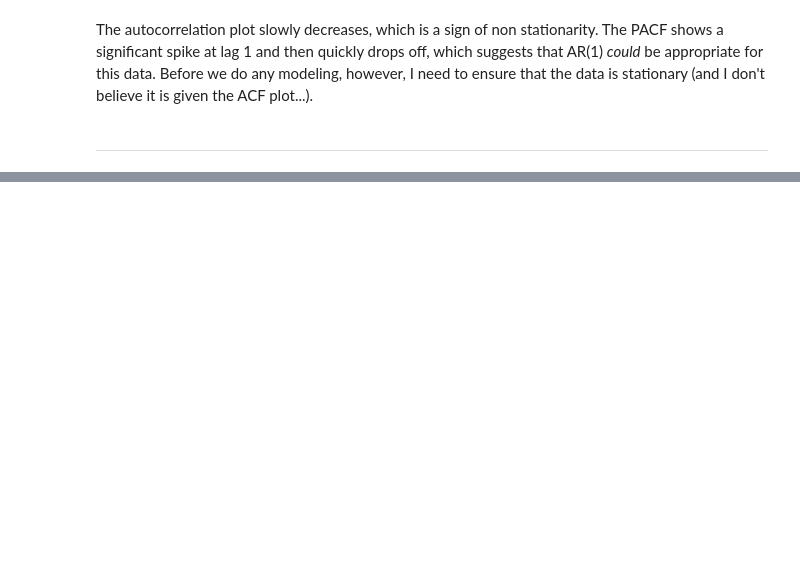
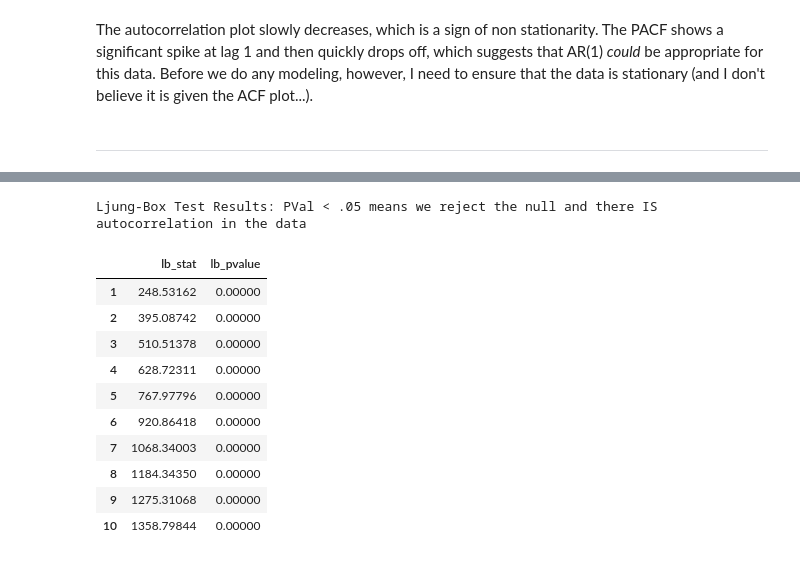
Before and after one commit to andersone17/time_series_hw_2, a Jupyter notebook: time_series_hw_2.ipynb, the cells around one changed output, grey strips where cells are left out. Cells and saved outputs as stored; diff of their text form; code cells hidden in the pictures; blank space fills up the shorter version.

```diff
--- a/time_series_hw_2.ipynb
+++ b/time_series_hw_2.ipynb
@@ -126,0 +199,15 @@ The autocorrelation plot slowly decreases, which is a sign of non stationarity.
+# %%
+ljung_box_test(sales['order_quantity'], lags=10)
+# %% [output]
+Ljung-Box Test Results: PVal < .05 means we reject the null and there IS autocorrelation in the data
+|  | lb_stat | lb_pvalue |
+| 1 | 248.53162 | 0.00000 |
+| 2 | 395.08742 | 0.00000 |
+| 3 | 510.51378 | 0.00000 |
+| 4 | 628.72311 | 0.00000 |
+| 5 | 767.97796 | 0.00000 |
+| 6 | 920.86418 | 0.00000 |
+| 7 | 1068.34003 | 0.00000 |
+| 8 | 1184.34350 | 0.00000 |
+| 9 | 1275.31068 | 0.00000 |
+| 10 | 1358.79844 | 0.00000 |
```
Also changed, not shown: parts of 11 cells of this notebook.
